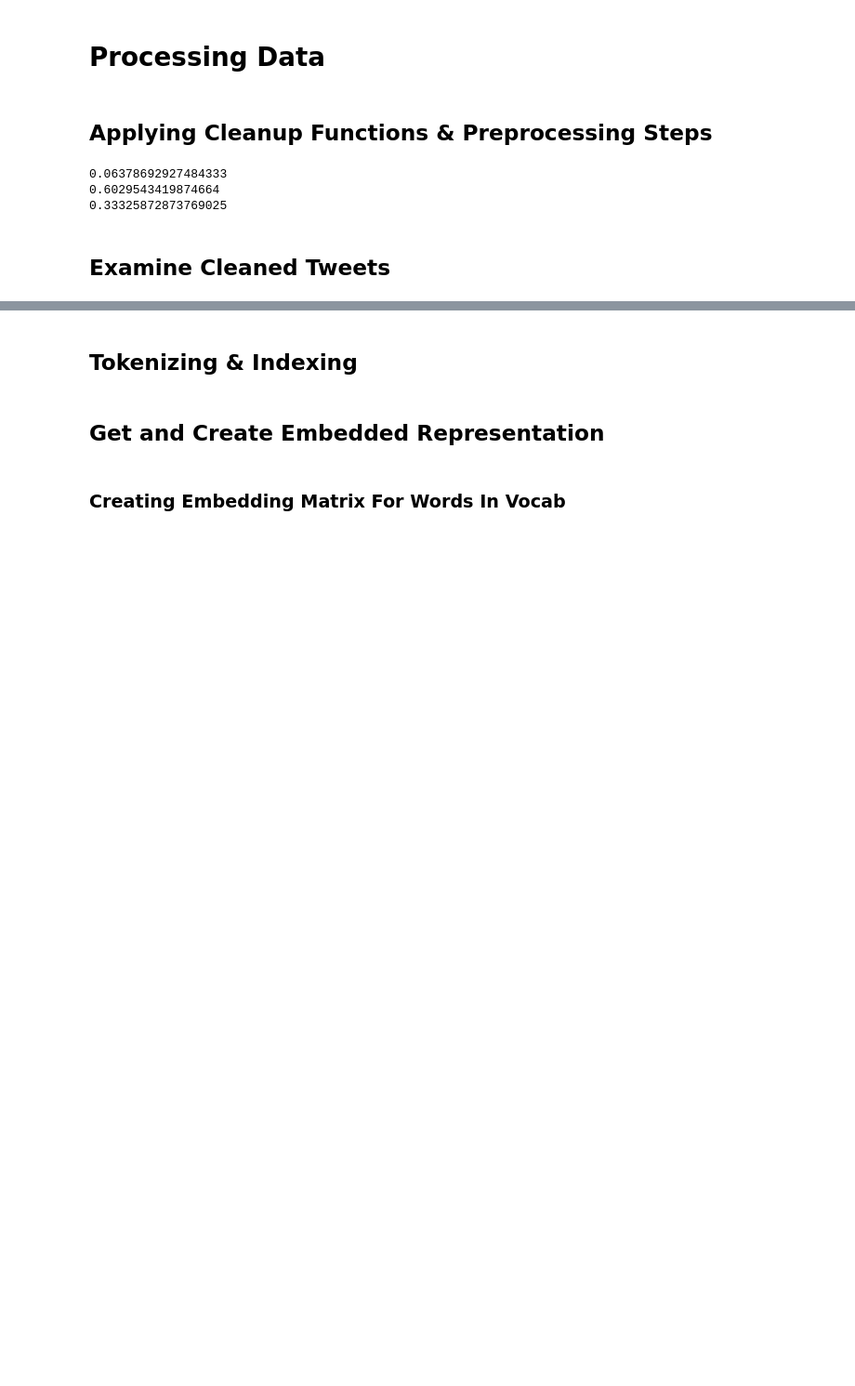
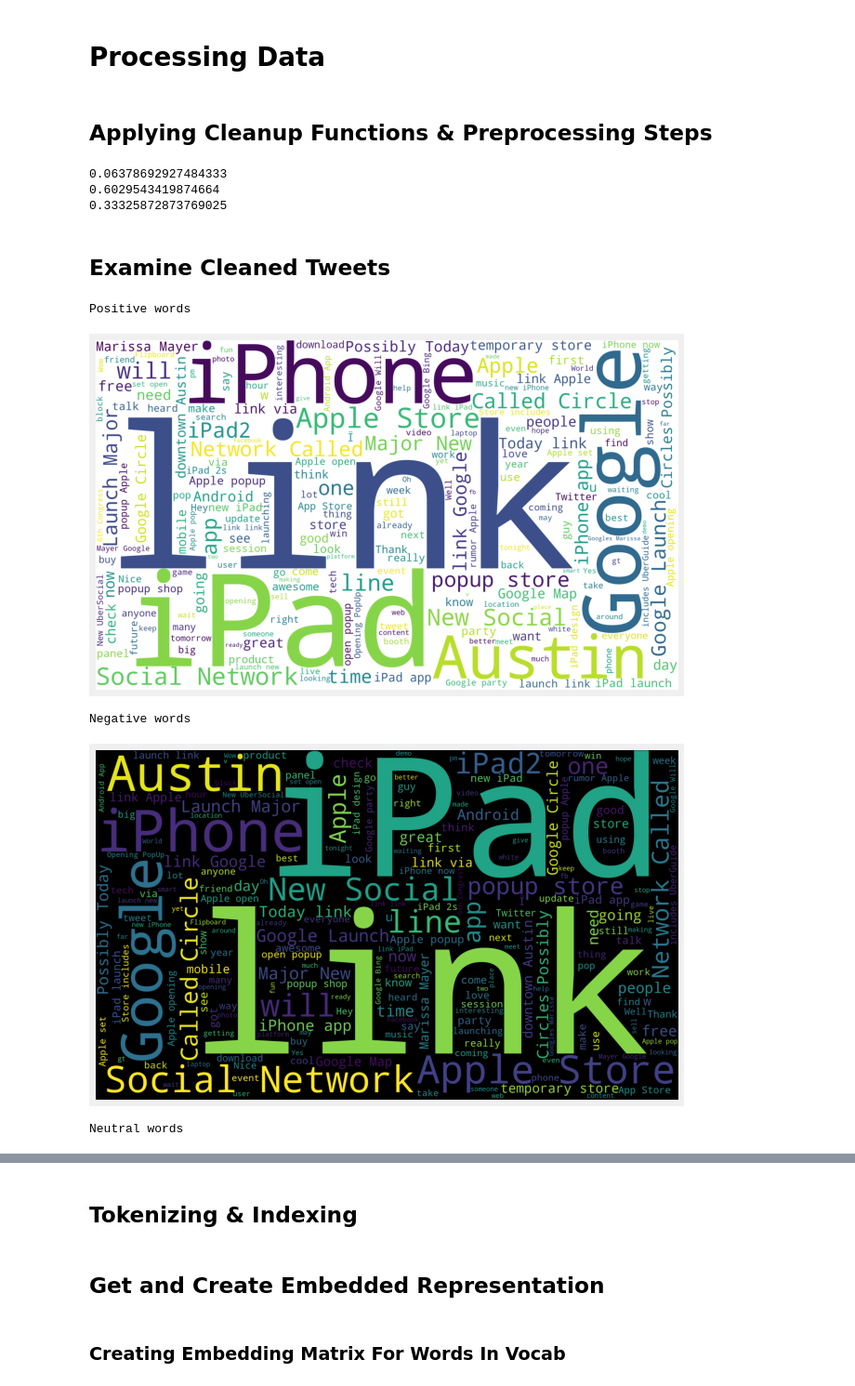
Before and after one commit to rgpihlstrom/NLP-Sentiment-Analysis, a Jupyter notebook: Iteration9.ipynb, the cells around one changed output, grey strips where cells are left out. Shown at 93% size. Drawn from its saved outputs; the diff is of its cells as text; code cells hidden in the pictures; blank space fills up the shorter version.

```diff
--- a/Iteration9.ipynb
+++ b/Iteration9.ipynb
@@ -835,18 +800,24 @@ df_data['Polarity'] = df_data['tweets_RNN'].apply(getPolarity)
 # %%
 # https://github.com/nagypeterjob/Sentiment-Analysis-NLTK-ML-LSTM/blob/master/Sentiment.ipynb
 
 # view positive and negative words
 train_pos = df_data[ df_data['emotion_E'] == '2']
 train_pos = df_data['tweets_RNN']
 train_neg = df_data[ df_data['emotion_E'] == '0']
 train_neg = df_data['tweets_RNN']
 train_neut = df_data[ df_data['emotion_E'] == '1']
 train_neut = df_data['tweets_RNN']
 
 
-# print("Positive words")
-# wordcloud_draw(train_pos,'white')
-# print("Negative words")
-# wordcloud_draw(train_neg)
-# print("Neutral words")
-# wordcloud_draw(train_neut)
+print("Positive words")
+wordcloud_draw(train_pos,'white')
+print("Negative words")
+wordcloud_draw(train_neg)
+print("Neutral words")
+wordcloud_draw(train_neut)
+# %% [output]
+Positive words
+[figure, added]
+Negative words
+[figure, added]
+Neutral words
```
Also changed, not shown: parts of 25 cells of this notebook, 4 other files.
